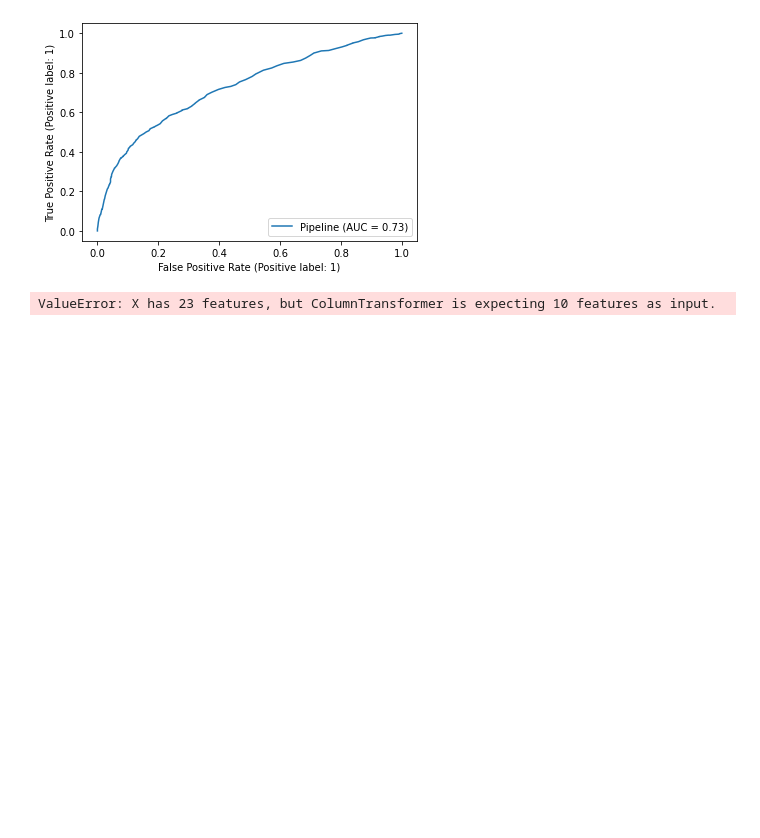
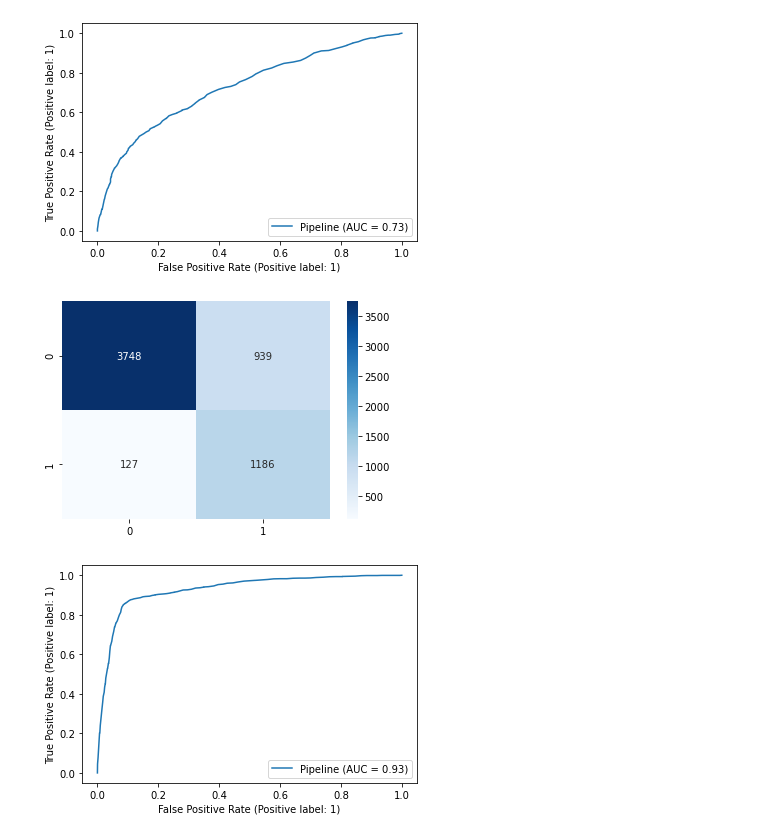
Before and after one commit to Jake-LJH/default-prediction, a Jupyter notebook: source/cc_model_training.ipynb, the cells around one changed output. Drawn from its saved outputs; the diff is of its cells as text; code cells hidden in the pictures; blank space fills up the shorter version.

```diff
--- a/source/cc_model_training.ipynb
+++ b/source/cc_model_training.ipynb
@@ -477,15 +477,18 @@ roc = plot_roc_curve(top10_model, x_test_top10, y_test_top10)
 # %%
 X_train, x_test, Y_train, y_test = train_test_split(X, y, test_size = 0.20, random_state=42)
 X_train.head()
 
-y_pred = top10_model.predict(x_test)
+x_test_top10 = x_test[['PAY_0','BILL_AMT1','AGE','LIMIT_BAL','BILL_AMT2','BILL_AMT3','BILL_AMT4','PAY_AMT1','PAY_AMT2','PAY_AMT3']]
+
+y_pred = top10_model.predict(x_test_top10)
 
 cm = confusion_matrix(y_test, y_pred)
 sns.heatmap(cm, annot=True, cmap="Blues" ,fmt =".0f")
 
-roc = plot_roc_curve(top10_model, x_test, y_test)
+roc = plot_roc_curve(top10_model, x_test_top10, y_test)
 # %% [output]
-ValueError: X has 23 features, but ColumnTransformer is expecting 10 features as input.
+[figure, added]
+[figure, added]
 # %%
 import pickle
 pickle.dump(top10_model, open("cc_model.pkl","wb"))
```
